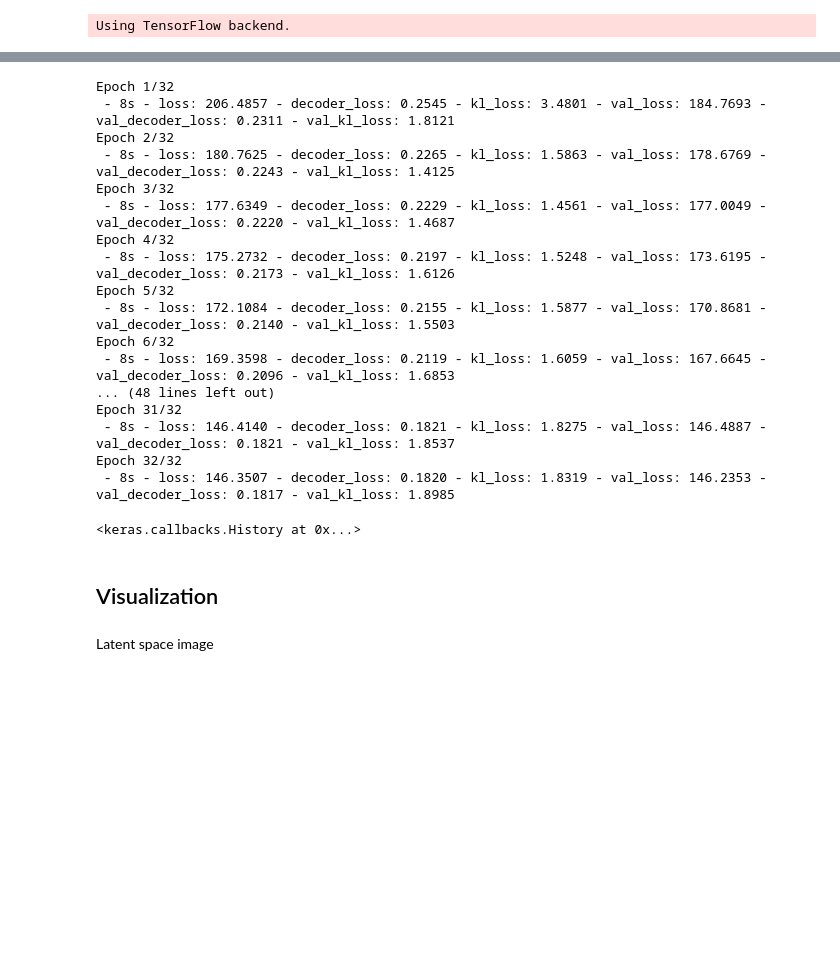
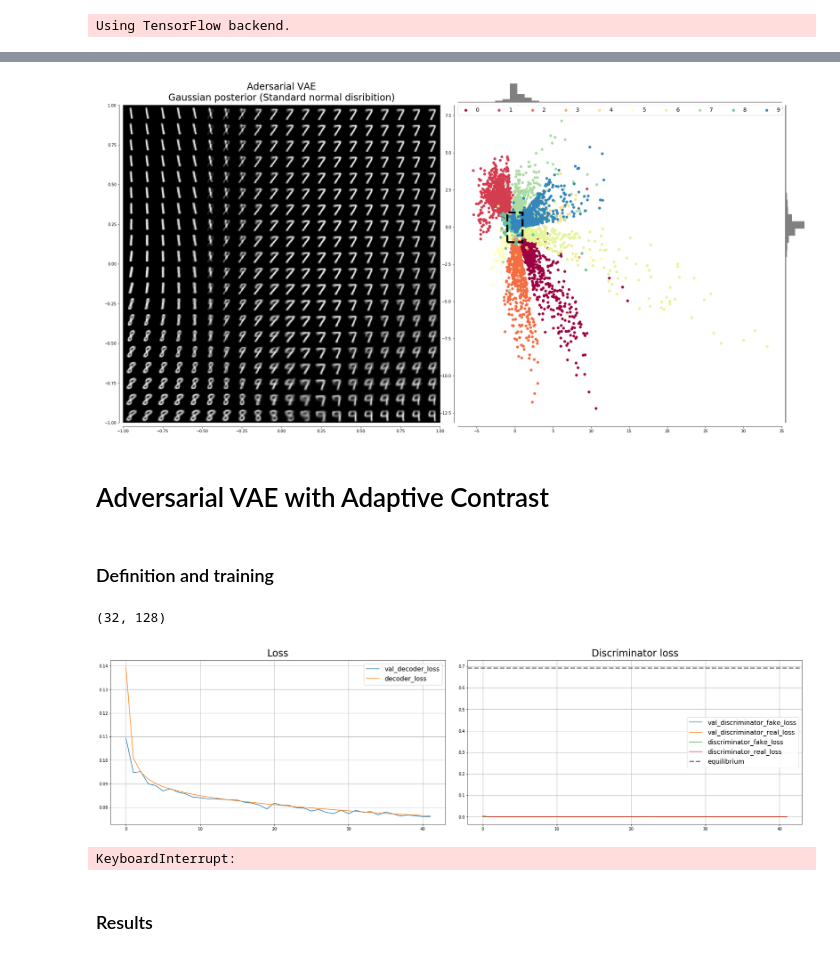
Before and after one commit to vBLFTePebWNi6c/example_adversarial-AE-VAE, a Jupyter notebook: regular-vae.ipynb, the cells around one changed output, grey strips where cells are left out. Drawn from its saved outputs; the diff is of its cells as text; code cells hidden in the pictures; blank space fills up the shorter version.

```diff
--- a/regular-vae.ipynb
+++ b/regular-vae.ipynb
@@ -84,0 +91,3 @@ ________________________________________________________________________________
+# %%
+z_space_code, z_mean_test, z_log_sigma_test = encoder.predict(x_test)
+z1, z2 = z_space_code.T
@@ -101,0 +228,14 @@ test_gen, test_steps = batch_generator(x_train, BATCH_SIZE)
+# %%
+n_points = 20
+z_space_range = (-1, 1)
+z_values_range = np.arange(z_space_range[0], z_space_range[1], (z_space_range[1] - z_space_range[0]) / n_points)
+z_space_grid = np.array([(z1, z_space_range[1] - z2) for z1 in z_values_range for z2 in z_values_range])
+z_space_image = decoder.predict(z_space_grid).reshape((n_points, n_points, 28, 28))
+z_space_image = np.concatenate(z_space_image, axis=-1)
+z_space_image = np.concatenate(z_space_image, axis=0)
+# %%
+visualize('Adersarial VAE\nGaussian posterior (Standard normal disribition)', z_space_image, z_space_range, z1, z2, y_test)
+# %% [output]
+[figure, added]
+# %% [markdown]
+# Adversarial VAE with Adaptive Contrast
@@ -101,0 +244,2 @@ test_gen, test_steps = batch_generator(x_train, BATCH_SIZE)
+# %% [markdown]
+### Definition and training
@@ -102,26 +350,16 @@ test_gen, test_steps = batch_generator(x_train, BATCH_SIZE)
+# %%
+[X, input_noise, prior_samples, posterior_mean, posterior_std], *_ = next(train_gen)
+posterior_std.shape
+# %% [output]
+(32, 128)
 # %%
-model.fit_generator(train_gen, steps_per_epoch=train_steps, epochs=32, verbose=2,
-                    callbacks=[],
+trainable.fit_generator(train_gen, steps_per_epoch=train_steps, epochs=N_EPOCH, verbose=0,
+                    callbacks=[VisualizeTraining(({'text':'Loss', 'loss_signature':'decoder', 'constants':{}},
+                                                  {'text':'Discriminator loss', 'loss_signature':'discriminator', 'constants':{'equilibrium': -np.log(0.5)}}))],
                     validation_data=test_gen, validation_steps=test_steps,
                     max_queue_size=10, workers=1, use_multiprocessing=False)
 # %% [output]
+[figure, added]
-Epoch 1/32
- - 8s - loss: 206.4857 - decoder_loss: 0.2545 - kl_loss: 3.4801 - val_loss: 184.7693 - val_decoder_loss: 0.2311 - val_kl_loss: 1.8121
-Epoch 2/32
- - 8s - loss: 180.7625 - decoder_loss: 0.2265 - kl_loss: 1.5863 - val_loss: 178.6769 - val_decoder_loss: 0.2243 - val_kl_loss: 1.4125
-Epoch 3/32
- - 8s - loss: 177.6349 - decoder_loss: 0.2229 - kl_loss: 1.4561 - val_loss: 177.0049 - val_decoder_loss: 0.2220 - val_kl_loss: 1.4687
-Epoch 4/32
- - 8s - loss: 175.2732 - decoder_loss: 0.2197 - kl_loss: 1.5248 - val_loss: 173.6195 - val_decoder_loss: 0.2173 - val_kl_loss: 1.6126
-Epoch 5/32
- - 8s - loss: 172.1084 - decoder_loss: 0.2155 - kl_loss: 1.5877 - val_loss: 170.8681 - val_decoder_loss: 0.2140 - val_kl_loss: 1.5503
-Epoch 6/32
- - 8s - loss: 169.3598 - decoder_loss: 0.2119 - kl_loss: 1.6059 - val_loss: 167.6645 - val_decoder_loss: 0.2096 - val_kl_loss: 1.6853
-... (48 lines left out)
-Epoch 31/32
- - 8s - loss: 146.4140 - decoder_loss: 0.1821 - kl_loss: 1.8275 - val_loss: 146.4887 - val_decoder_loss: 0.1821 - val_kl_loss: 1.8537
-Epoch 32/32
- - 8s - loss: 146.3507 - decoder_loss: 0.1820 - kl_loss: 1.8319 - val_loss: 146.2353 - val_decoder_loss: 0.1817 - val_kl_loss: 1.8985
+KeyboardInterrupt:
-<keras.callbacks.History at 0x...>
 # %% [markdown]
-## Visualization
+### Results
@@ -131,3 +366 @@ import matplotlib.pyplot as plt
-# %% [markdown]
-Latent space image
 # %%
```
Also changed, not shown: parts of 54 cells of this notebook, 3 other files.
